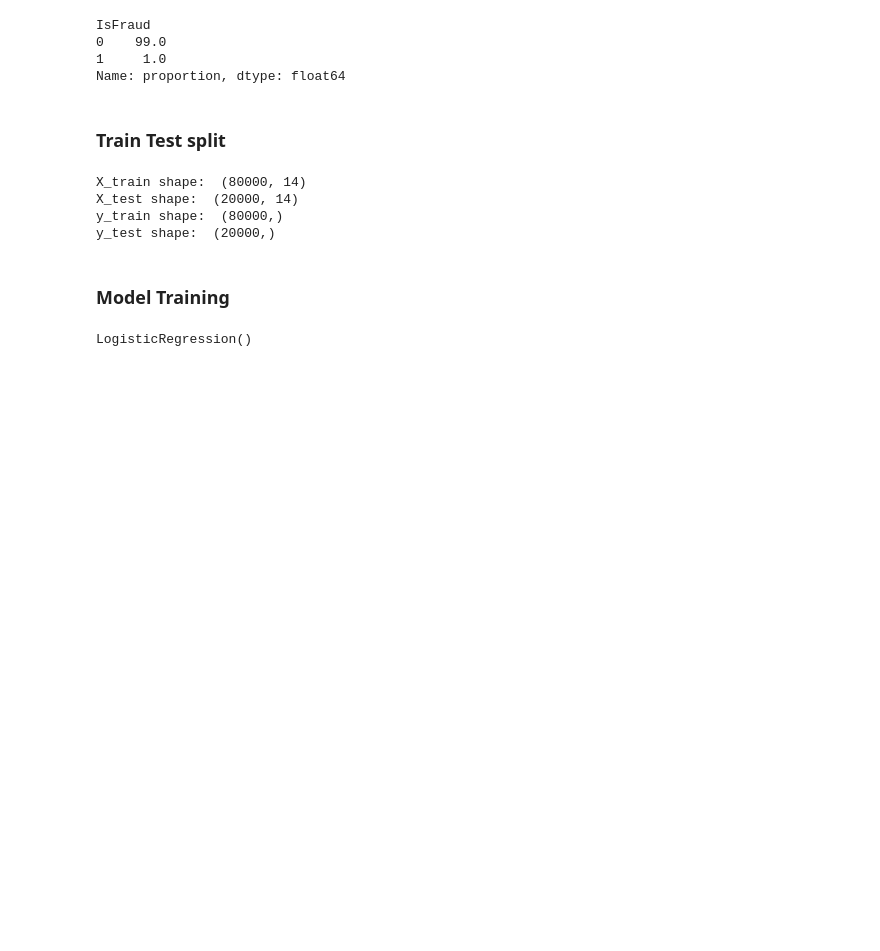
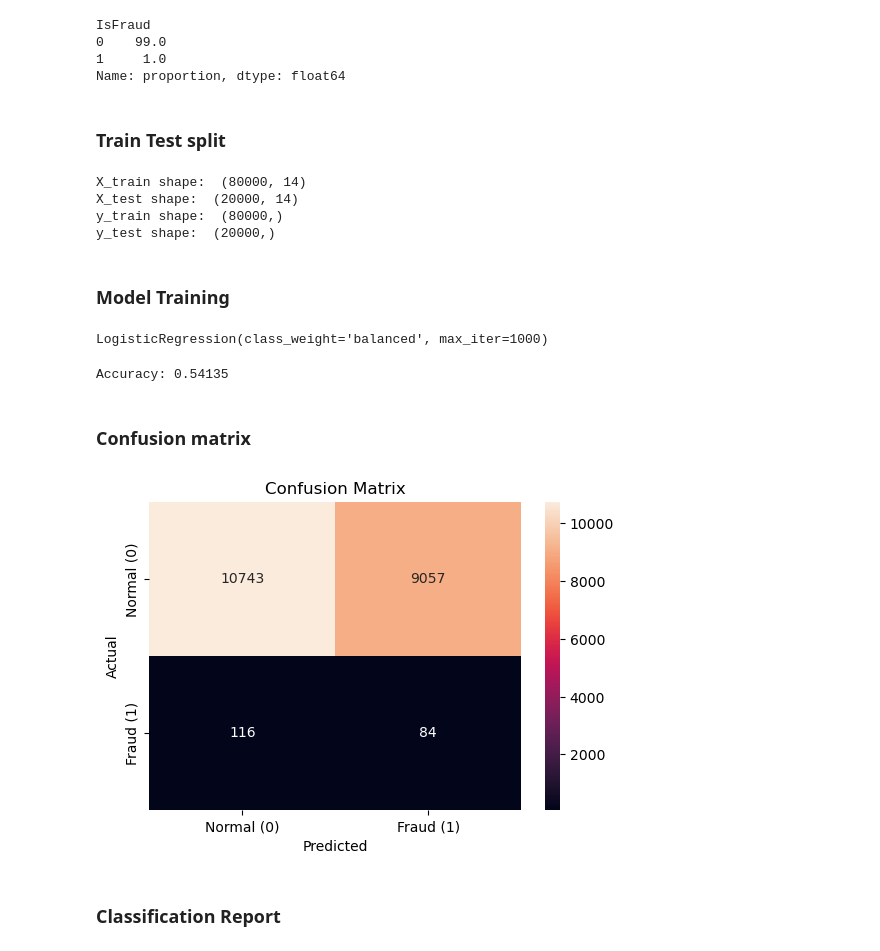
Before and after one commit to sarojbhandari-aadim/python-with-ml, a Jupyter notebook: machine-learning-puja-credit-card-fraud-detection/fraud_ml/train_model.ipynb, the cells around one changed output. Cells and saved outputs as stored; diff of their text form; code cells hidden in the pictures; blank space fills up the shorter version.

```diff
--- a/machine-learning-puja-credit-card-fraud-detection/fraud_ml/train_model.ipynb
+++ b/machine-learning-puja-credit-card-fraud-detection/fraud_ml/train_model.ipynb
@@ -158,8 +158,11 @@ Name: proportion, dtype: float64
 # %%
 # Train data - teaches model
 # Test data - checks performance
-X_train,X_test,y_train,y_test= train_test_split(X,y,test_size=0.2)
 
+# the dataset is imbalanced so i used class_weight='balanced' and adjusted the prediction threshold to improve fraud detection instead of relying only on accuracy.
+X_train, X_test, y_train, y_test = train_test_split(
+    X, y, test_size=0.2, random_state=42, stratify=y
+)
 
 print("X_train shape: ",X_train.shape)
 print("X_test shape: ",X_test.shape)
@@ -170,15 +173,50 @@ X_train shape:  (80000, 14)
 X_test shape:  (20000, 14)
 y_train shape:  (80000,)
 y_test shape:  (20000,)
+# %%
+from sklearn.preprocessing import StandardScaler
+
+scaler = StandardScaler()
+
+X_train = scaler.fit_transform(X_train)
+X_test = scaler.transform(X_test)
 # %% [markdown]
 ### Model Training
 # %%
 from sklearn.linear_model import LogisticRegression
-
-model = LogisticRegression()
+model = LogisticRegression(class_weight='balanced', max_iter=1000)
 model.fit(X_train, y_train)
 
 # Pattern > Fraud
 # Pattern > Not Fraud
 # %% [output]
-LogisticRegression()
+LogisticRegression(class_weight='balanced', max_iter=1000)
+# %%
+y_pred = model.predict(X_test)
+# %%
+## accuracy
+accuracy = accuracy_score(y_test, y_pred)
+print("Accuracy:", accuracy)
+# %% [output]
+Accuracy: 0.54135
+# %% [markdown]
+### Confusion matrix
+# %%
+
+from sklearn.metrics import confusion_matrix
+
+cm = confusion_matrix(y_test, y_pred)
+
+plt.figure(figsize=(6,4))
+sns.heatmap(cm, annot=True, fmt='d',
+            xticklabels=['Normal (0)', 'Fraud (1)'],
+            yticklabels=['Normal (0)', 'Fraud (1)'])
+
+plt.title('Confusion Matrix')
+plt.ylabel('Actual')
+plt.xlabel('Predicted')
+plt.show()
+# %% [output]
+[figure, added]
+# %% [markdown]
+### Classification Report
```
Also changed, not shown: parts of 4 cells of this notebook, 19 other files.
